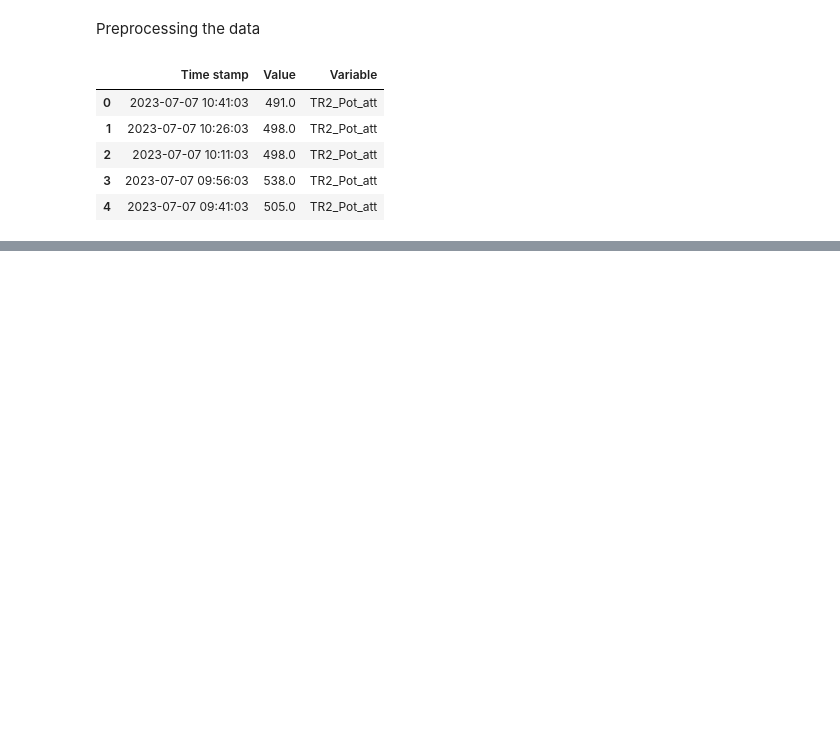
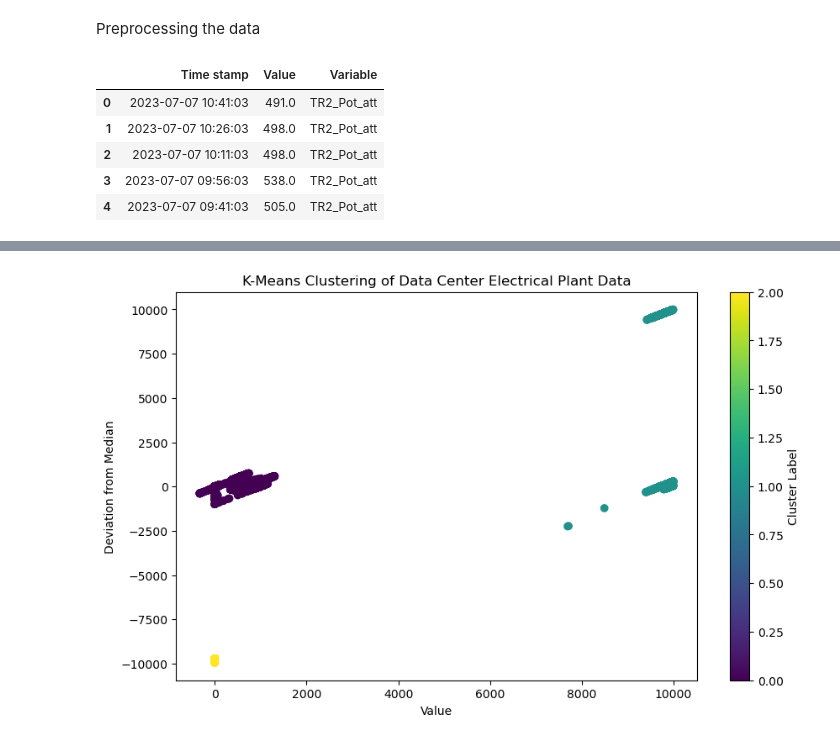
Before and after one commit to Matt17BR/ml4ds2324_cluster_analysis, a Jupyter notebook: scripts/data_preproc.ipynb, the cells around one changed output, grey strips where cells are left out. Cells and saved outputs as stored; diff of their text form; code cells hidden in the pictures; blank space fills up the shorter version.

Commit message:
Add some clustering steps

```diff
--- a/scripts/data_preproc.ipynb
+++ b/scripts/data_preproc.ipynb
@@ -47,3 +47,15 @@ data.head()
 | 2 | 2023-07-07 10:11:03 | 498.0 | TR2_Pot_att |
 | 3 | 2023-07-07 09:56:03 | 538.0 | TR2_Pot_att |
 | 4 | 2023-07-07 09:41:03 | 505.0 | TR2_Pot_att |
+# %%
+# Calculating the median value for each variable
+median_values = data.groupby('Variable')['Value'].median()
+
+# Merging the median values with the original data for comparison
+data_with_median = data.merge(median_values, on='Variable', suffixes=('', '_median'))
+
+# Calculating the deviation from the median for each data point
+data_with_median['Deviation_from_Median'] = data_with_median['Value'] - data_with_median['Value_median']
+
+# Displaying the updated dataframe with median values and deviations
+data_with_median.head()
@@ -49,0 +69,24 @@ data.head()
+# %%
+from sklearn.cluster import KMeans
+import matplotlib.pyplot as plt
+
+# Selecting features for clustering
+features = data_with_median[['Value', 'Deviation_from_Median']]
+
+# Applying K-Means clustering
+# Starting with an arbitrary number of clusters, say 3
+kmeans = KMeans(n_clusters=3, random_state=0).fit(features)
+
+# Adding the cluster labels to the dataframe
+data_with_median['KMeans_Cluster'] = kmeans.labels_
+
+# Plotting the results of K-Means clustering
+plt.figure(figsize=(10, 6))
+plt.scatter(data_with_median['Value'], data_with_median['Deviation_from_Median'], c=data_with_median['KMeans_Cluster'])
+plt.title('K-Means Clustering of Data Center Electrical Plant Data')
+plt.xlabel('Value')
+plt.ylabel('Deviation from Median')
+plt.colorbar(label='Cluster Label')
+plt.show()
+# %% [output]
+[figure, added]
```
Also changed, not shown: parts of 2 cells of this notebook.
